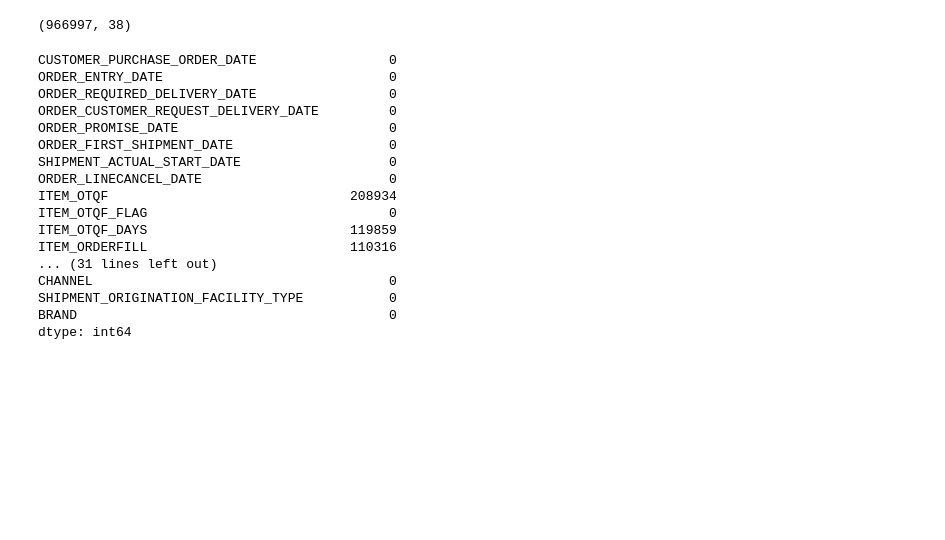
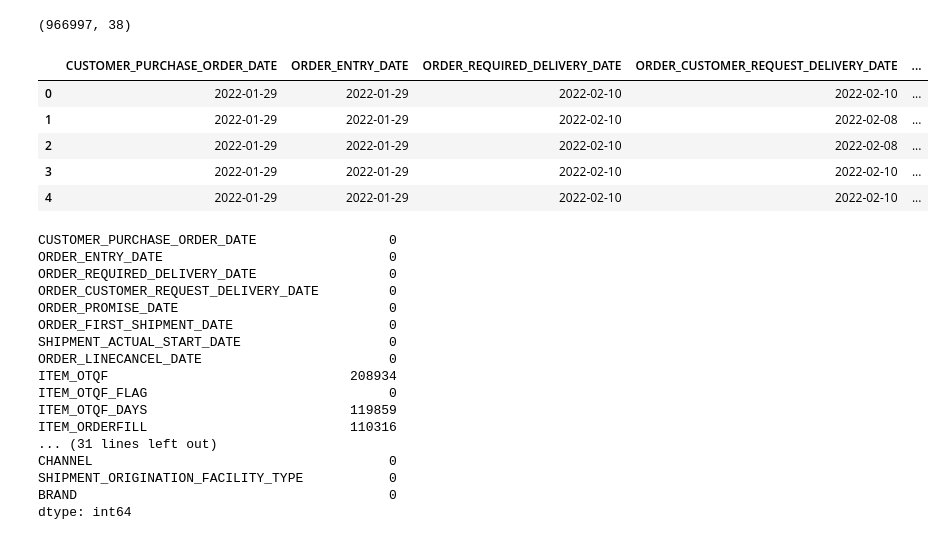
Before and after one commit to mhs10031990/CPG_SAP_Repo, a Jupyter notebook: OTIF_Delivery_Prediction.ipynb, the cells around one changed output. Drawn from its saved outputs; the diff is of its cells as text; code cells hidden in the pictures; blank space fills up the shorter version.

```diff
--- a/OTIF_Delivery_Prediction.ipynb
+++ b/OTIF_Delivery_Prediction.ipynb
@@ -111,6 +111,20 @@ df.drop(cat_cols_to_drop, inplace=True, axis=1)
 df.shape
 # %% [output]
 (966997, 38)
+# %%
+date_columns = [
+'CUSTOMER_PURCHASE_ORDER_DATE','ORDER_ENTRY_DATE','ORDER_REQUIRED_DELIVERY_DATE','ORDER_CUSTOMER_REQUEST_DELIVERY_DATE',
+    'ORDER_PROMISE_DATE','ORDER_FIRST_SHIPMENT_DATE','SHIPMENT_ACTUAL_START_DATE','ORDER_LINECANCEL_DATE'
+]
+# %%
+df[date_columns].head()
+# %% [output]
+|  | CUSTOMER_PURCHASE_ORDER_DATE | ORDER_ENTRY_DATE | ORDER_REQUIRED_DELIVERY_DATE | ORDER_CUSTOMER_REQUEST_DELIVERY_DATE | ... |
+| 0 | 2022-01-29 | 2022-01-29 | 2022-02-10 | 2022-02-10 | ... |
+| 1 | 2022-01-29 | 2022-01-29 | 2022-02-10 | 2022-02-08 | ... |
+| 2 | 2022-01-29 | 2022-01-29 | 2022-02-10 | 2022-02-08 | ... |
+| 3 | 2022-01-29 | 2022-01-29 | 2022-02-10 | 2022-02-10 | ... |
+| 4 | 2022-01-29 | 2022-01-29 | 2022-02-10 | 2022-02-10 | ... |
 # %%
 df.isnull().sum()
 # %% [output]
```
